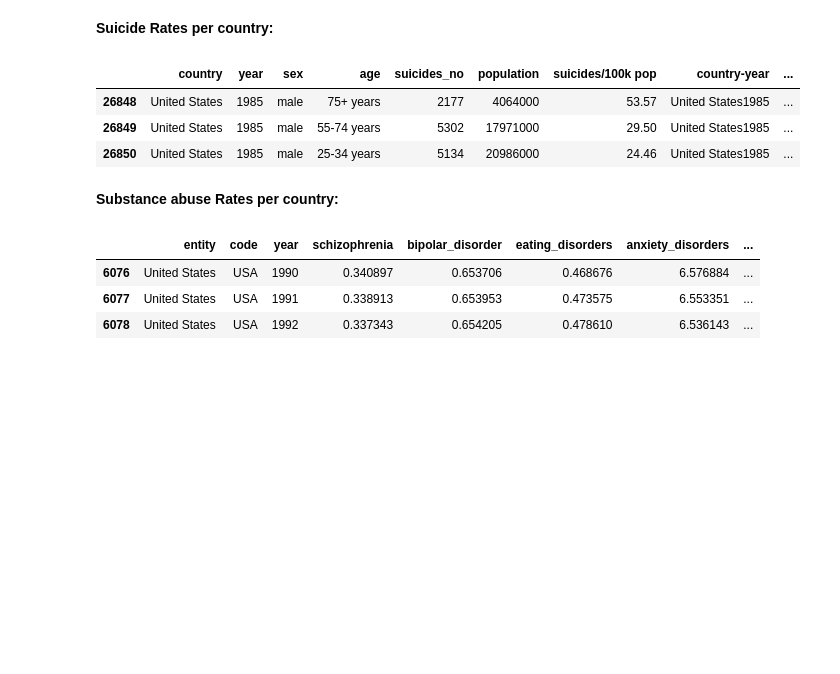
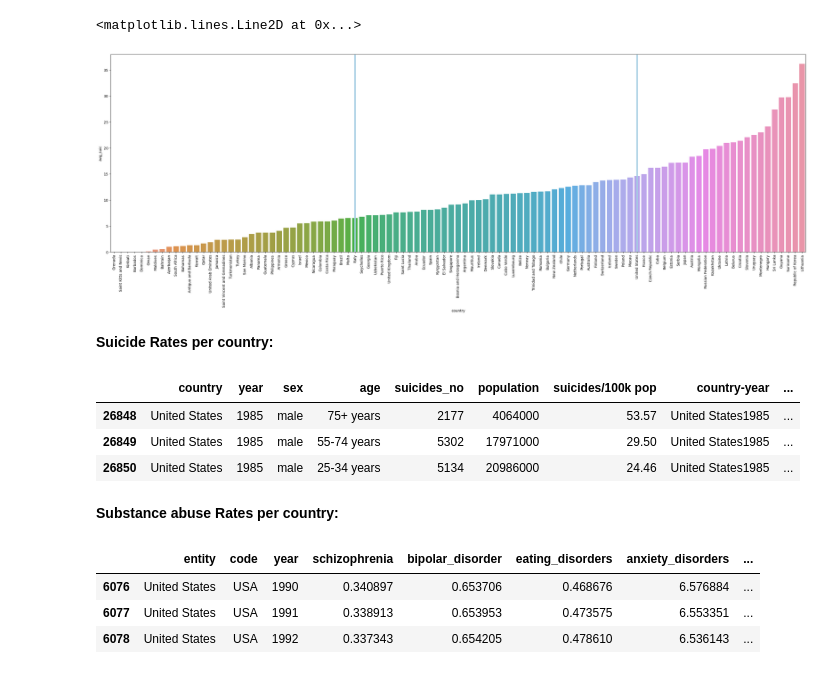
Before and after one commit to Papa-Yaga/sql-database, a Jupyter notebook: very_optimistic_data.ipynb, the cells around one changed output. Saved outputs shown, nothing was run; the diff lists cells and outputs as text; code cells hidden in the pictures; blank space fills up the shorter version.

```diff
--- a/very_optimistic_data.ipynb
+++ b/very_optimistic_data.ipynb
@@ -6,3 +17,19 @@ import seaborn as sns
+# %%
+dense = r"all_countries_dense.csv"
+dense_data = pd.read_csv(dense)
+# %%
+dense_data.drop(columns="dense", axis=1, inplace=True)
+# %%
+dense_data = dense_data.sort_values(by=['avg_suic'])
+# %%
+plt.figure(figsize=(35, 10))
+plt.xticks(rotation=90)
+sns.barplot(dense_data, x="country", y="avg_suic")
+plt.axvline(x=35, linewidth=4)
+plt.axvline(x=76, linewidth=4)
+# %% [output]
+<matplotlib.lines.Line2D at 0x...>
+[figure, added]
 # %% [markdown]
 **Suicide Rates per country:**
 # %%
```
Also changed, not shown: parts of 12 cells of this notebook, 8 other files.
